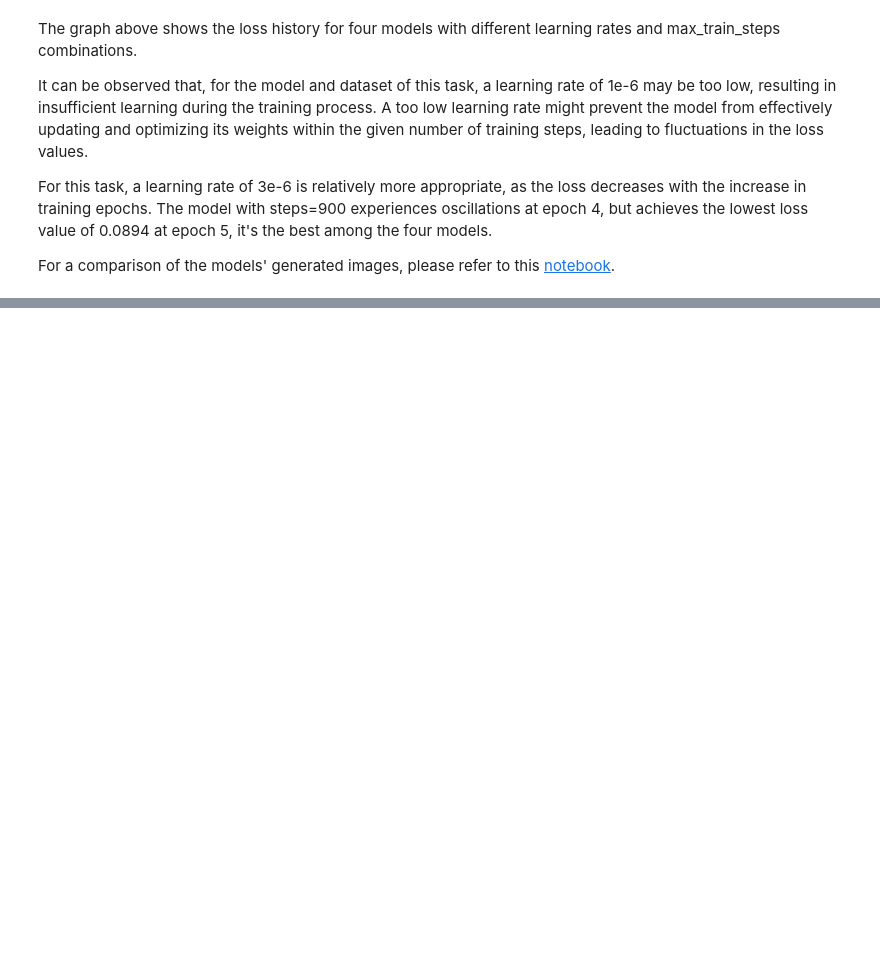
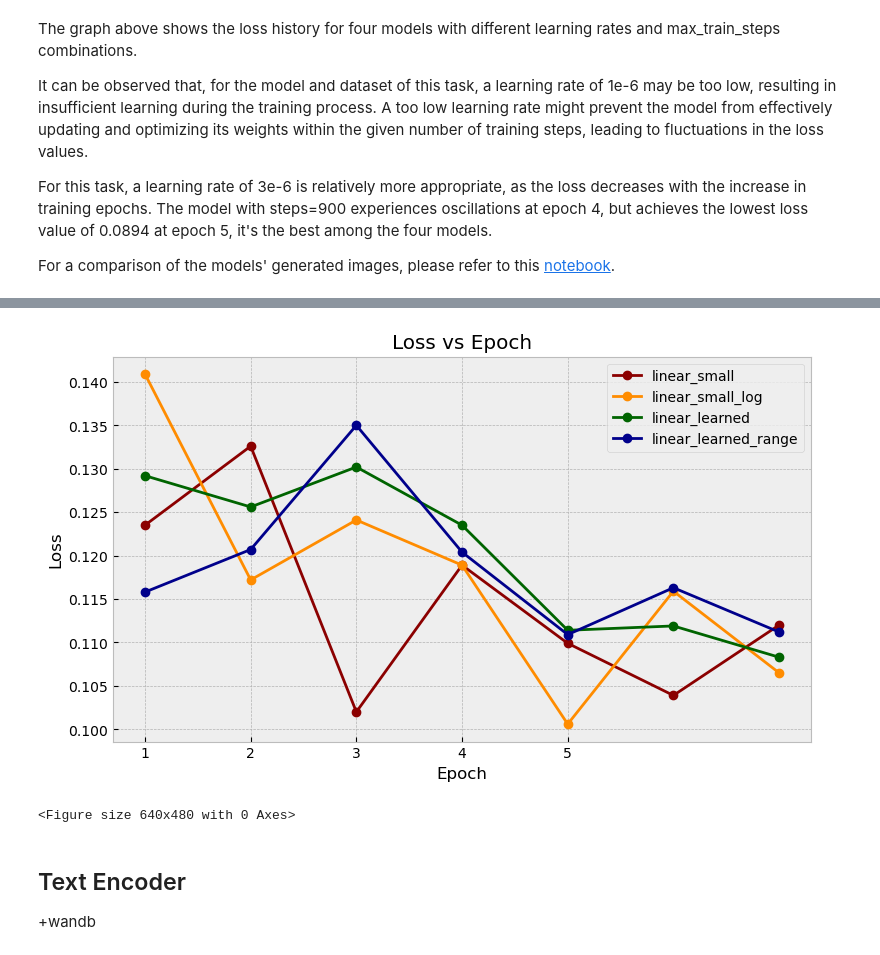
Before and after one commit to elfchildRichter/DreamBooth_Subject_Driven_Generation, a Jupyter notebook: dreambooth_training.ipynb, the cells around one changed output, grey strips where cells are left out. Drawn from its saved outputs; the diff is of its cells as text; code cells hidden in the pictures; blank space fills up the shorter version.

Commit message:
add the part of tuning scheduler and text encoder

```diff
--- a/dreambooth_training.ipynb
+++ b/dreambooth_training.ipynb
@@ -246,0 +292,9 @@ For a comparison of the models' generated images, please refer to this [notebook
+# %%
+plot_training_results(TRAINING_DATA_S)
+# %% [output]
+[figure, added]
+<Figure size 640x480 with 0 Axes>
+# %% [markdown]
+## Text Encoder
+
++wandb
```
Also changed, not shown: parts of 11 cells of this notebook.
